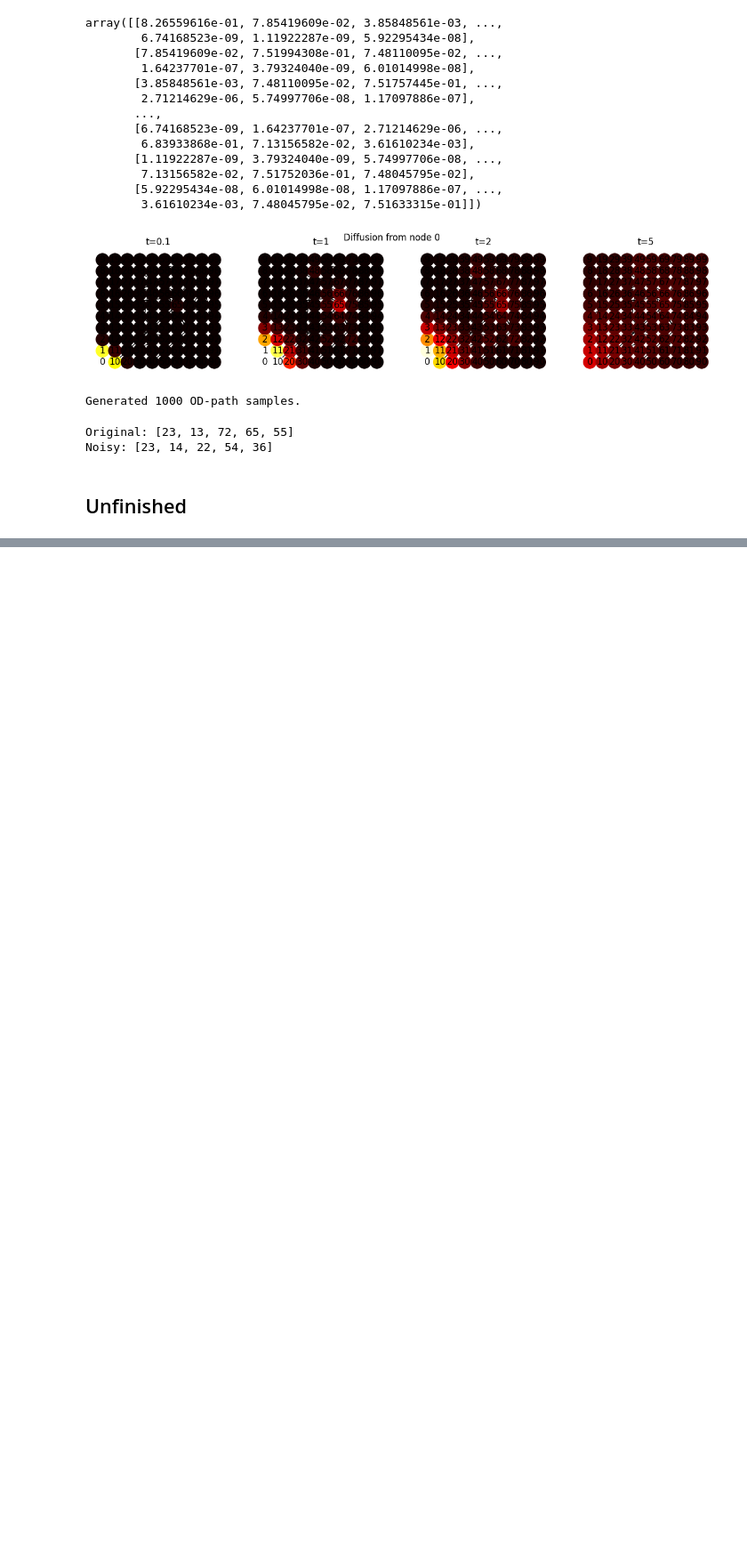
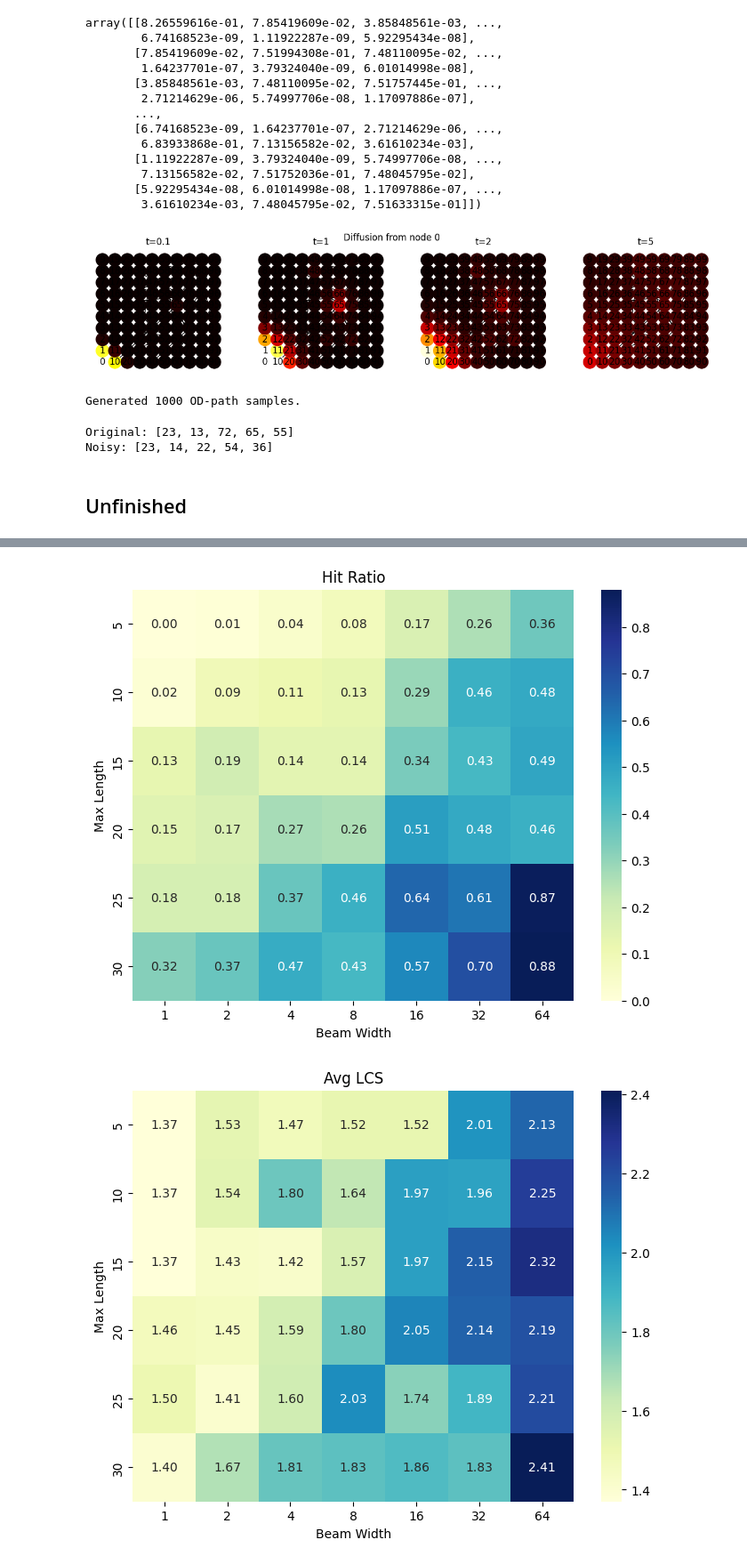
Before and after one commit to Dhruv-x7x/Learning-With-Graphs-Project, a Jupyter notebook: research_2.ipynb, the cells around one changed output, grey strips where cells are left out. Shown at 89% size. Saved outputs shown, nothing was run; the diff lists cells and outputs as text; code cells hidden in the pictures; blank space fills up the shorter version.

Commit message:
added plots

```diff
--- a/research_2.ipynb
+++ b/research_2.ipynb
@@ -633,0 +634,61 @@ Hit ratio: 0.75, Avg LCS: 2.10, Avg DTW: 15.30
+# %%
+import seaborn as sns
+
+# Evaluation metric computation for a single config
+def evaluate_beam_config(model, G, paths, pos, beam_width, max_len, num_samples=100):
+    hits = []
+    lcs_scores = []
+    dtw_scores = []
+
+    for _ in range(num_samples):
+        ori, dst, gt_path = random.choice(paths)
+        pred_path = beam_search_path(model, G, ori, dst, pos, beam_width=beam_width, max_len=max_len)
+
+        if not is_valid_path(G, pred_path):
+            hits.append(False)
+            continue
+
+        hit = (pred_path[-1] == dst)
+        hits.append(hit)
+        lcs_scores.append(lcs(gt_path, pred_path))
+        dtw_scores.append(dtw(gt_path, pred_path))
+
+    return {
+        'hit_ratio': np.mean(hits),
+        'avg_lcs': np.mean(lcs_scores),
+        'avg_dtw': np.mean(dtw_scores)
+    }
+
+# Ranges to sweep
+beam_widths = [1, 2, 4, 8, 16,32,64]
+max_lengths = [5, 10, 15, 20, 25,30]
+
+# Metric matrices
+hit_matrix = np.zeros((len(max_lengths), len(beam_widths)))
+lcs_matrix = np.zeros_like(hit_matrix)
+dtw_matrix = np.zeros_like(hit_matrix)
+
+# Compute all metrics
+for i, max_len in enumerate(max_lengths):
+    for j, beam_width in enumerate(beam_widths):
+        metrics = evaluate_beam_config(model, G, paths, pos, beam_width, max_len, num_samples=100)
+        hit_matrix[i, j] = metrics['hit_ratio']
+        lcs_matrix[i, j] = metrics['avg_lcs']
+        dtw_matrix[i, j] = metrics['avg_dtw']
+
+# Plotting utility
+def plot_heatmap(data, title, xlabel='Beam Width', ylabel='Max Length', xticklabels=None, yticklabels=None):
+    plt.figure(figsize=(8, 6))
+    sns.heatmap(data, annot=True, fmt=".2f", cmap="YlGnBu", xticklabels=xticklabels, yticklabels=yticklabels)
+    plt.title(title)
+    plt.xlabel(xlabel)
+    plt.ylabel(ylabel)
+    plt.show()
+
+# Plot the results
+plot_heatmap(hit_matrix, "Hit Ratio", xticklabels=beam_widths, yticklabels=max_lengths)
+plot_heatmap(lcs_matrix, "Avg LCS", xticklabels=beam_widths, yticklabels=max_lengths)
+plot_heatmap(dtw_matrix, "Avg DTW", xticklabels=beam_widths, yticklabels=max_lengths)
+# %% [output]
+[figure, added]
+[figure, added]
```
Also changed, not shown: parts of 4 cells of this notebook, 3 other files.
